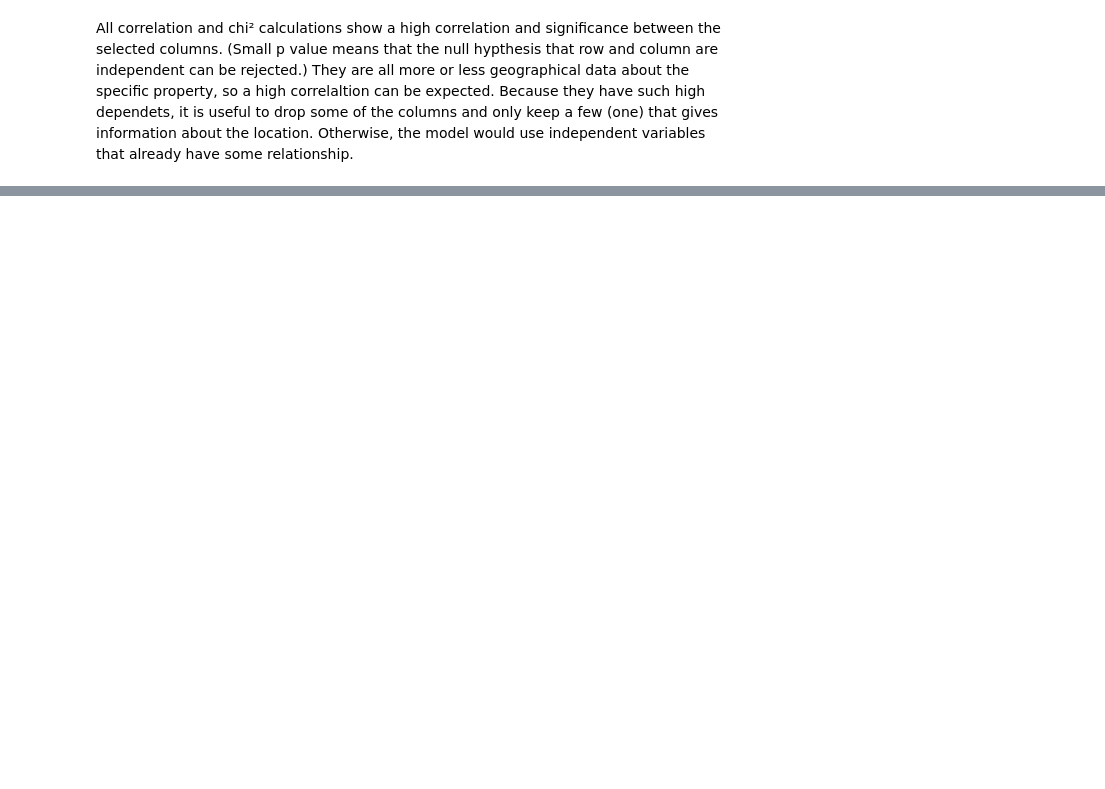
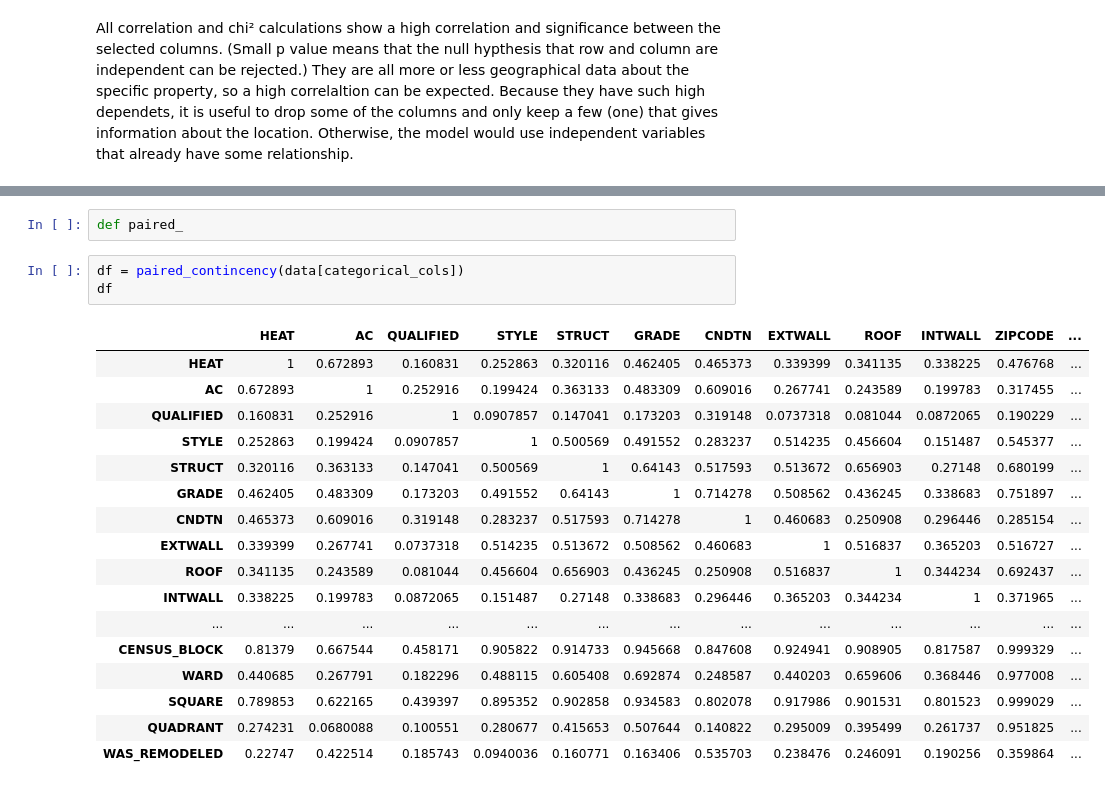
Before and after one commit to rickardsjp/DC_Housing_Tongji, a Jupyter notebook: DC_Housing_Correlations.ipynb, the cells around one changed output, grey strips where cells are left out. Saved outputs shown, nothing was run; the diff lists cells and outputs as text; blank space fills up the shorter version.

```diff
--- a/DC_Housing_Correlations.ipynb
+++ b/DC_Housing_Correlations.ipynb
@@ -209,0 +148,23 @@ min(tab.shape)
+# %%
+def paired_
+# %%
+df = paired_contincency(data[categorical_cols])
+df
+# %% [output]
+|  | HEAT | AC | QUALIFIED | STYLE | STRUCT | GRADE | CNDTN | EXTWALL | ROOF | INTWALL | ZIPCODE | ... |
+| HEAT | 1 | 0.672893 | 0.160831 | 0.252863 | 0.320116 | 0.462405 | 0.465373 | 0.339399 | 0.341135 | 0.338225 | 0.476768 | ... |
+| AC | 0.672893 | 1 | 0.252916 | 0.199424 | 0.363133 | 0.483309 | 0.609016 | 0.267741 | 0.243589 | 0.199783 | 0.317455 | ... |
+| QUALIFIED | 0.160831 | 0.252916 | 1 | 0.0907857 | 0.147041 | 0.173203 | 0.319148 | 0.0737318 | 0.081044 | 0.0872065 | 0.190229 | ... |
+| STYLE | 0.252863 | 0.199424 | 0.0907857 | 1 | 0.500569 | 0.491552 | 0.283237 | 0.514235 | 0.456604 | 0.151487 | 0.545377 | ... |
+| STRUCT | 0.320116 | 0.363133 | 0.147041 | 0.500569 | 1 | 0.64143 | 0.517593 | 0.513672 | 0.656903 | 0.27148 | 0.680199 | ... |
+| GRADE | 0.462405 | 0.483309 | 0.173203 | 0.491552 | 0.64143 | 1 | 0.714278 | 0.508562 | 0.436245 | 0.338683 | 0.751897 | ... |
+| CNDTN | 0.465373 | 0.609016 | 0.319148 | 0.283237 | 0.517593 | 0.714278 | 1 | 0.460683 | 0.250908 | 0.296446 | 0.285154 | ... |
+| EXTWALL | 0.339399 | 0.267741 | 0.0737318 | 0.514235 | 0.513672 | 0.508562 | 0.460683 | 1 | 0.516837 | 0.365203 | 0.516727 | ... |
+| ROOF | 0.341135 | 0.243589 | 0.081044 | 0.456604 | 0.656903 | 0.436245 | 0.250908 | 0.516837 | 1 | 0.344234 | 0.692437 | ... |
+| INTWALL | 0.338225 | 0.199783 | 0.0872065 | 0.151487 | 0.27148 | 0.338683 | 0.296446 | 0.365203 | 0.344234 | 1 | 0.371965 | ... |
+| ... | ... | ... | ... | ... | ... | ... | ... | ... | ... | ... | ... | ... |
+| CENSUS_BLOCK | 0.81379 | 0.667544 | 0.458171 | 0.905822 | 0.914733 | 0.945668 | 0.847608 | 0.924941 | 0.908905 | 0.817587 | 0.999329 | ... |
+| WARD | 0.440685 | 0.267791 | 0.182296 | 0.488115 | 0.605408 | 0.692874 | 0.248587 | 0.440203 | 0.659606 | 0.368446 | 0.977008 | ... |
+| SQUARE | 0.789853 | 0.622165 | 0.439397 | 0.895352 | 0.902858 | 0.934583 | 0.802078 | 0.917986 | 0.901531 | 0.801523 | 0.999029 | ... |
+| QUADRANT | 0.274231 | 0.0680088 | 0.100551 | 0.280677 | 0.415653 | 0.507644 | 0.140822 | 0.295009 | 0.395499 | 0.261737 | 0.951825 | ... |
+| WAS_REMODELED | 0.22747 | 0.422514 | 0.185743 | 0.0940036 | 0.160771 | 0.163406 | 0.535703 | 0.238476 | 0.246091 | 0.190256 | 0.359864 | ... |
```
Also changed, not shown: parts of 37 cells of this notebook, 2 other files.
